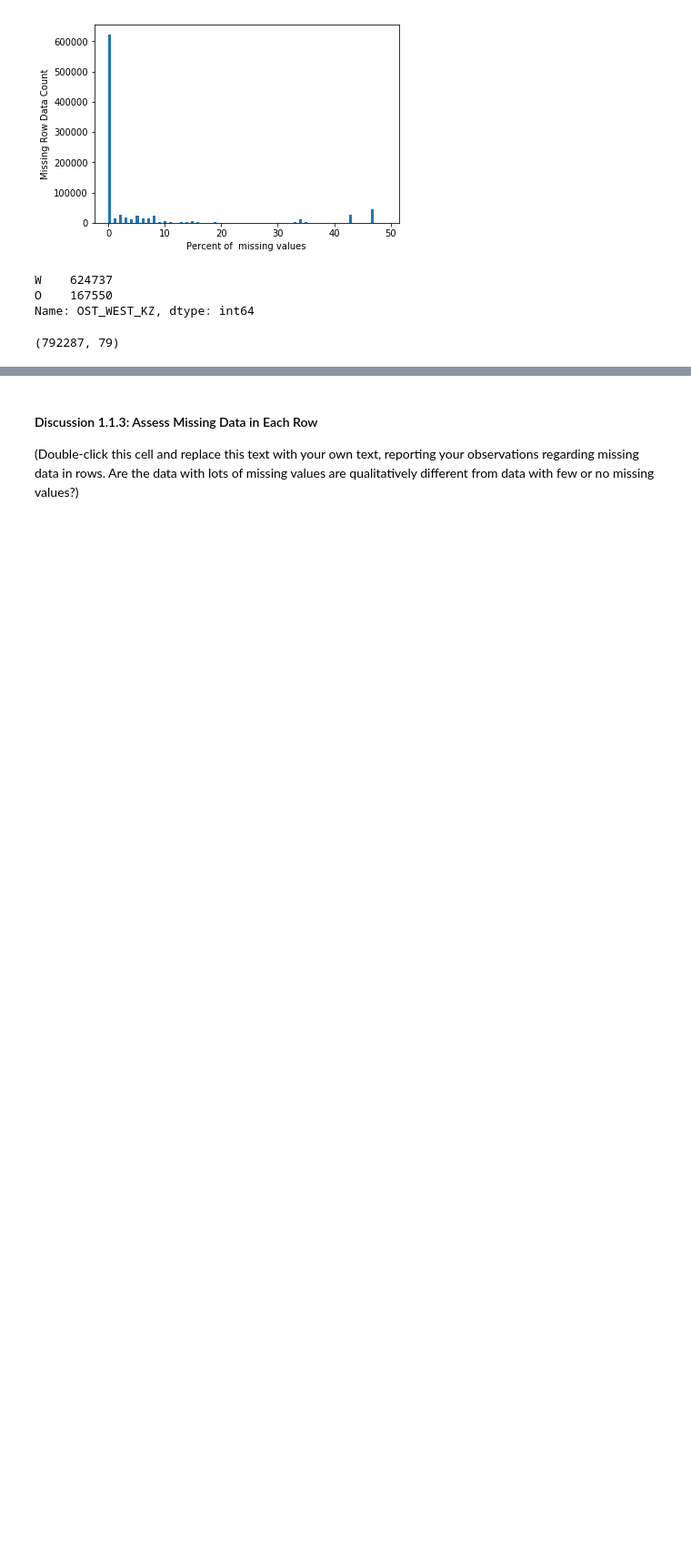
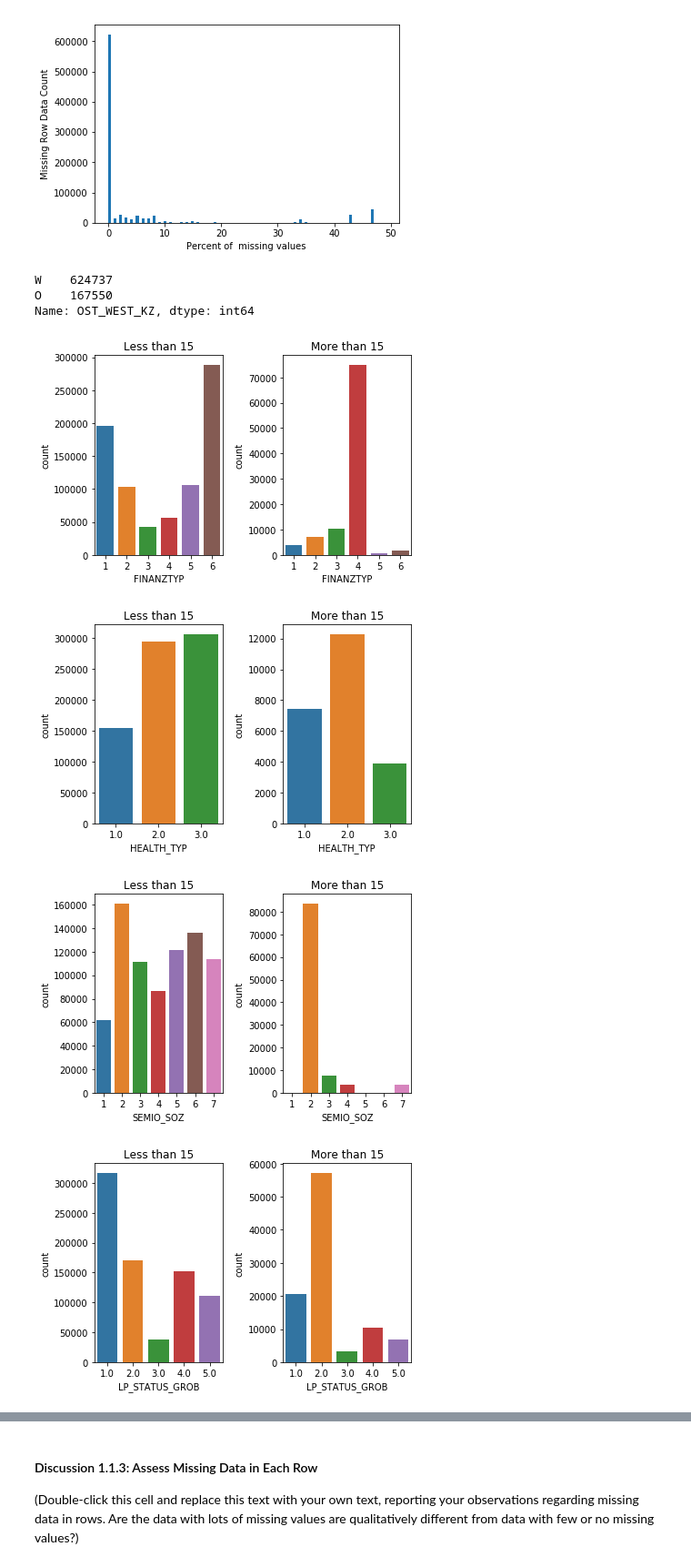
Before and after one commit to sjohnp2112/Identify-Custemer-Segments, a Jupyter notebook: Identify_Customer_Segments_sphelps.ipynb, the cells around one changed output, grey strips where cells are left out. Shown: that part at 91% size. Cells and saved outputs as stored; diff of their text form; code cells hidden in the pictures; blank space fills up the shorter version.

```diff
--- a/Identify_Customer_Segments_sphelps.ipynb
+++ b/Identify_Customer_Segments_sphelps.ipynb
@@ -293,41 +290,27 @@ subset_1['OST_WEST_KZ'].value_counts()
 W    624737
 O    167550
 Name: OST_WEST_KZ, dtype: int64
-# %%
-# subset_1.select_dtypes(include='object')
-
-# subset_1['OST_WEST_KZ'] = subset_1['OST_WEST_KZ'].astype('str')  does not work
-
-# subset_1['OST_WEST_KZ'] = subset_1['OST_WEST_KZ'].astype('|S')
-
-# subset_1['OST_WEST_KZ'] = subset_1[subset_1['OST_WEST_KZ'].str.replace('W', 1)]
-
-subset_1.select_dtypes(include='object')
-# returns 4 columns including 'OST_WEST_KZ'
-
-subset_1.shape
-# (792287, 79)
-# %% [output]
-(792287, 79)
 # %%
 # Compare the distribution of values for at  least five columns where there are
 # no or few missing values, between the two subsets.
-80
-# subset_1_nulls = subset_1[subset_1.columns[~subset_1.isnull().any()]]
-# subset_2_nulls = subset_2[subset_2.columns[~subset_2.isnull().any()]]
+def sub1_sub2(col):
 
-def sub1_sub2(col):
     fig, ax = plt.subplots(1, 2)
     sns.countplot(subset_1.loc[:, col], ax=ax[0]).set_title('Less than 15')
     sns.countplot(subset_2.loc[:, col], ax=ax[1]).set_title('More than 15')
     fig.tight_layout()
 
 
 def subsets():
 
     plot_columns = subset_1.columns[[9, 12, 22, 18, 38]]
 
     for col in plot_columns:
         sub1_sub2(col)
 
 subsets()
+# %% [output]
+[figure, added]
+[figure, added]
+[figure, added]
+[figure, added]
```
Also changed, not shown: parts of 16 cells of this notebook.
